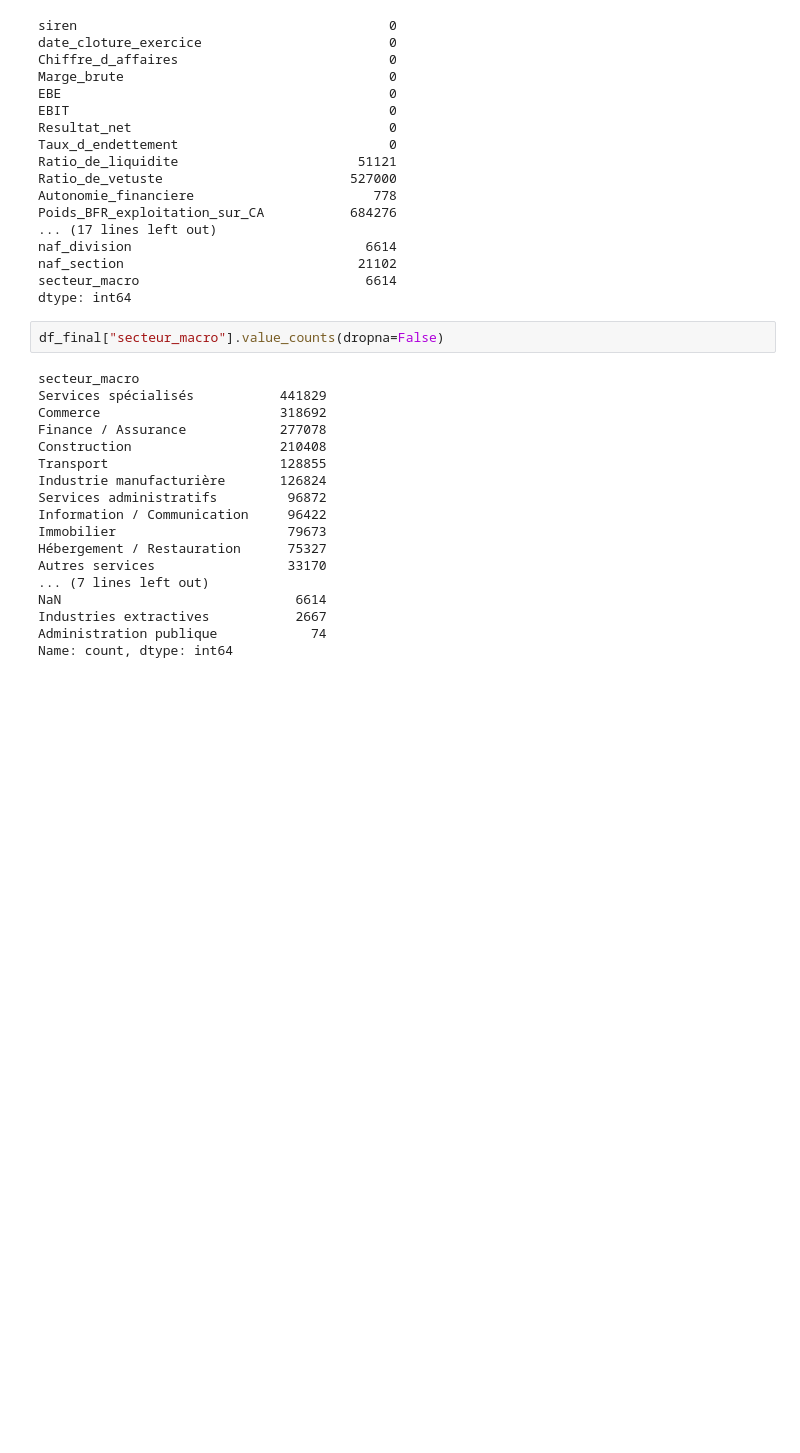
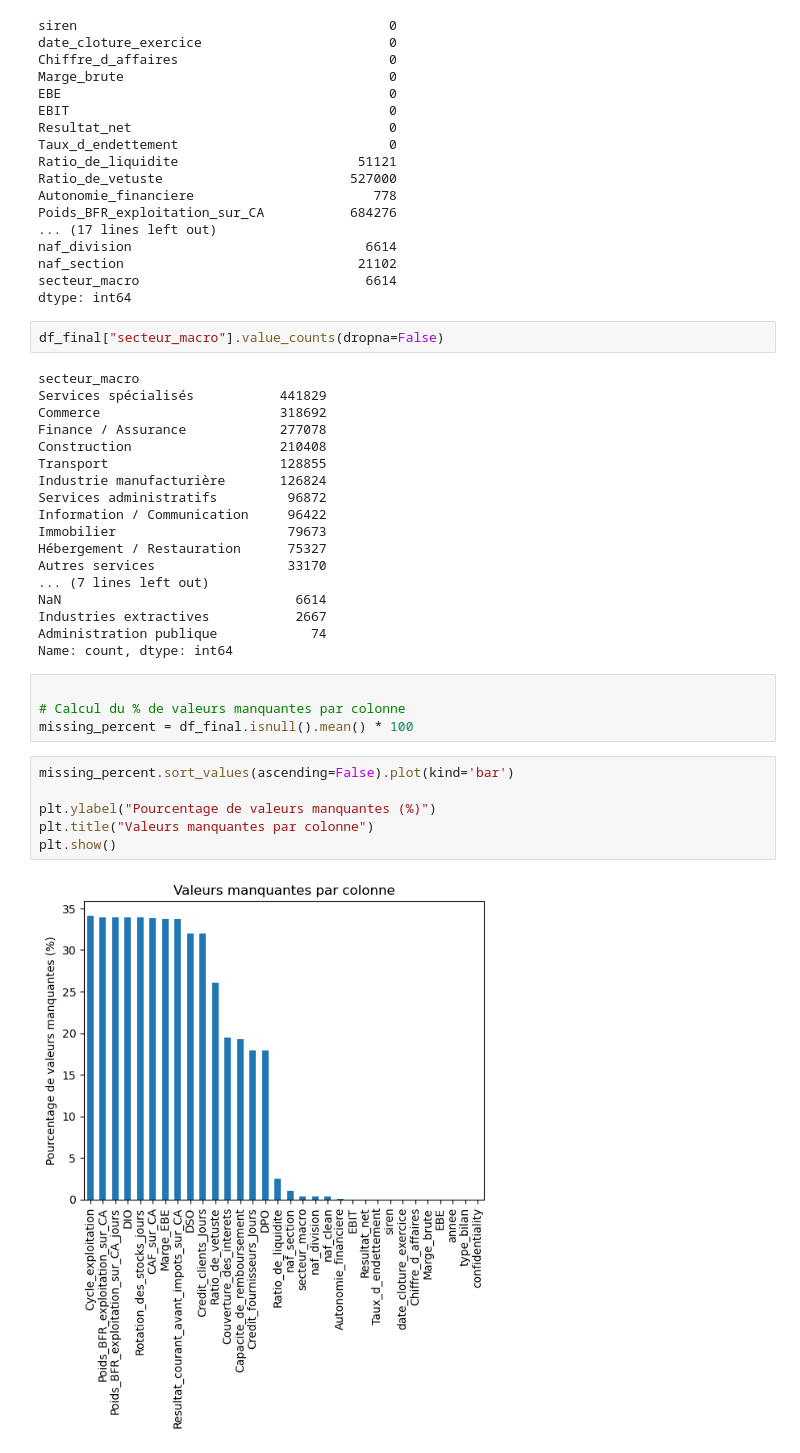
Before and after one commit to khelifaYacine/signaux-faibles-finance, a Jupyter notebook: 01_exploration.ipynb, the cells around one changed output. Drawn from its saved outputs; the diff is of its cells as text; blank space fills up the shorter version.

Commit message:
pourcentage des valeurs manquante

```diff
--- a/01_exploration.ipynb
+++ b/01_exploration.ipynb
@@ -1163,3 +1168,15 @@ NaN                              6614
 Industries extractives           2667
 Administration publique            74
 Name: count, dtype: int64
+# %%
+
+# Calcul du % de valeurs manquantes par colonne
+missing_percent = df_final.isnull().mean() * 100
+# %%
+missing_percent.sort_values(ascending=False).plot(kind='bar')
+
+plt.ylabel("Pourcentage de valeurs manquantes (%)")
+plt.title("Valeurs manquantes par colonne")
+plt.show()
+# %% [output]
+[figure, added]
```
Also changed, not shown: parts of 2 cells of this notebook.
